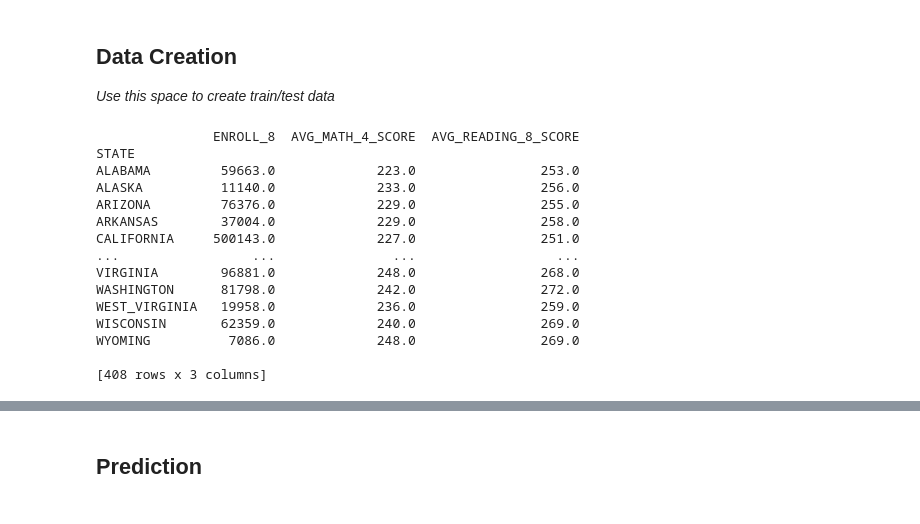
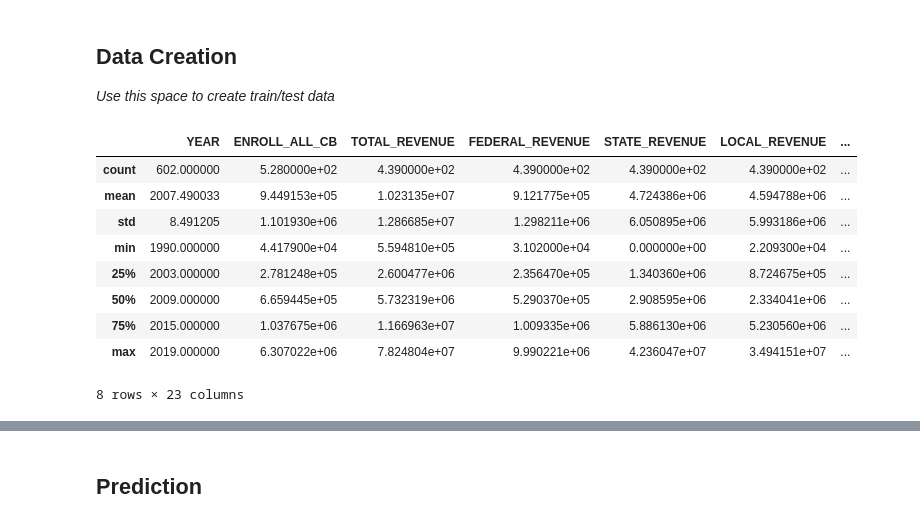
Before and after one commit to kramelea/git-tutorial, a Jupyter notebook: tutorial1/checkpoint1.ipynb, the cells around one changed output, grey strips where cells are left out. Drawn from its saved outputs; the diff is of its cells as text; code cells hidden in the pictures.

```diff
--- a/tutorial1/checkpoint1.ipynb
+++ b/tutorial1/checkpoint1.ipynb
@@ -194,24 +210,21 @@ y = df_.loc[X.index]['AVG_MATH_8_SCORE']
 # %%
 #fill in NaN w median of Y
 y.fillna(y.mean(), inplace=True)
-# %%
-print(X) and print(y)
-# %% [output]
-               ENROLL_8  AVG_MATH_4_SCORE  AVG_READING_8_SCORE
-STATE
-ALABAMA         59663.0             223.0                253.0
-ALASKA          11140.0             233.0                256.0
-ARIZONA         76376.0             229.0                255.0
-ARKANSAS        37004.0             229.0                258.0
-CALIFORNIA     500143.0             227.0                251.0
-...                 ...               ...                  ...
-VIRGINIA        96881.0             248.0                268.0
-WASHINGTON      81798.0             242.0                272.0
-WEST_VIRGINIA   19958.0             236.0                259.0
-WISCONSIN       62359.0             240.0                269.0
-WYOMING          7086.0             248.0                269.0
-
-[408 rows x 3 columns]
+# %%
+#print (X) and print(y)
+#df_[['ENROLL_8' , 'AVG_MATH_4_SCORE' , 'AVG_READING_8_SCORE' , 'AVG_MATH_8_SCORE']]
+df_.describe()
+# %% [output]
+|  | YEAR | ENROLL_ALL_CB | TOTAL_REVENUE | FEDERAL_REVENUE | STATE_REVENUE | LOCAL_REVENUE | ... |
+| count | 602.000000 | 5.280000e+02 | 4.390000e+02 | 4.390000e+02 | 4.390000e+02 | 4.390000e+02 | ... |
+| mean | 2007.490033 | 9.449153e+05 | 1.023135e+07 | 9.121775e+05 | 4.724386e+06 | 4.594788e+06 | ... |
+| std | 8.491205 | 1.101930e+06 | 1.286685e+07 | 1.298211e+06 | 6.050895e+06 | 5.993186e+06 | ... |
+| min | 1990.000000 | 4.417900e+04 | 5.594810e+05 | 3.102000e+04 | 0.000000e+00 | 2.209300e+04 | ... |
+| 25% | 2003.000000 | 2.781248e+05 | 2.600477e+06 | 2.356470e+05 | 1.340360e+06 | 8.724675e+05 | ... |
+| 50% | 2009.000000 | 6.659445e+05 | 5.732319e+06 | 5.290370e+05 | 2.908595e+06 | 2.334041e+06 | ... |
+| 75% | 2015.000000 | 1.037675e+06 | 1.166963e+07 | 1.009335e+06 | 5.886130e+06 | 5.230560e+06 | ... |
+| max | 2019.000000 | 6.307022e+06 | 7.824804e+07 | 9.990221e+06 | 4.236047e+07 | 3.494151e+07 | ... |
+8 rows × 23 columns
 # %%
 # X_train, X_test, y_train, y_test = train_test_split(
 #      X, y, test_size=, random_state=42)
```
Also changed, not shown: parts of 2 cells of this notebook, 1 other file.
